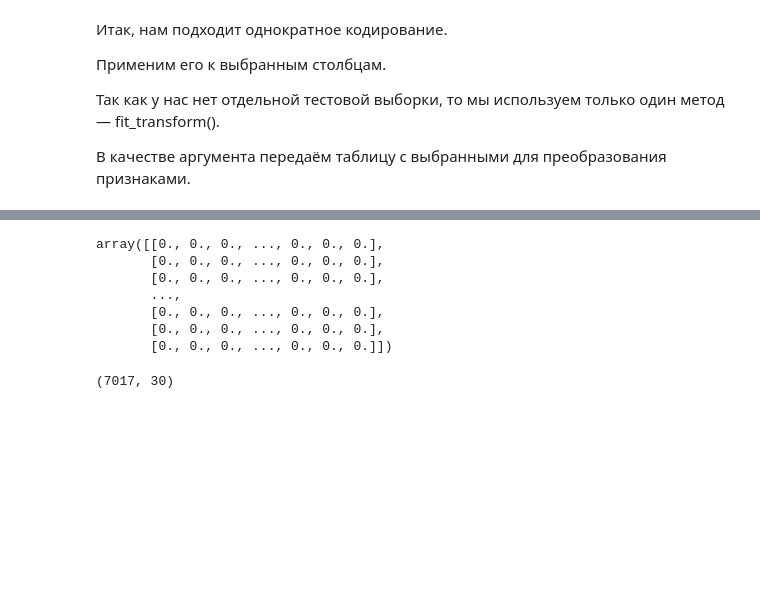
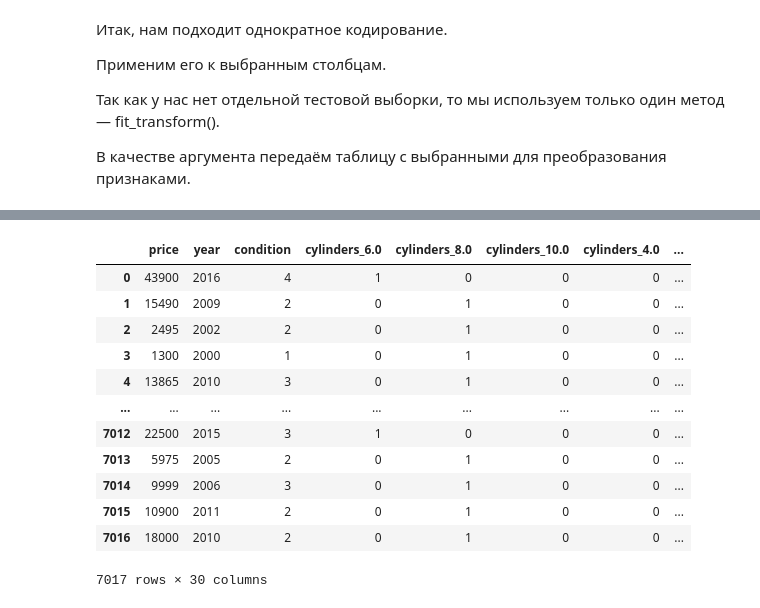
Before and after one commit to Chepell/SF_DS_Pro, a Jupyter notebook: ML-6/01_Features_coding.ipynb, the cells around one changed output, grey strips where cells are left out. Drawn from its saved outputs; the diff is of its cells as text; code cells hidden in the pictures; blank space fills up the shorter version.

```diff
--- a/ML-6/01_Features_coding.ipynb
+++ b/ML-6/01_Features_coding.ipynb
@@ -177,5 +179,6 @@ for column in columns_to_change:
 # %%
 from category_encoders import OneHotEncoder, BinaryEncoder
 # %%
-ohe = OneHotEncoder(columns_to_change)
-ohe.fit_transform(data)
+# Все в две строки!
+ohe = OneHotEncoder(cols=columns_to_change, use_cat_names=True)
+data = ohe.fit_transform(data)
@@ -216,10 +184,0 @@ ohe.feature_names_out_
-# %%
-data_onehot
-# %% [output]
-array([[0., 0., 0., ..., 0., 0., 0.],
-       [0., 0., 0., ..., 0., 0., 0.],
-       [0., 0., 0., ..., 0., 0., 0.],
-       ...,
-       [0., 0., 0., ..., 0., 0., 0.],
-       [0., 0., 0., ..., 0., 0., 0.],
-       [0., 0., 0., ..., 0., 0., 0.]])
@@ -232,4 +185,16 @@ after_one_hot_df = pd.concat([without_col_to_chane_df, one_hot_df], axis=1)
-# %%
-after_one_hot_df.shape
-# %% [output]
-(7017, 30)
+# %%
+data
+# %% [output]
+|  | price | year | condition | cylinders_6.0 | cylinders_8.0 | cylinders_10.0 | cylinders_4.0 | ... |
+| 0 | 43900 | 2016 | 4 | 1 | 0 | 0 | 0 | ... |
+| 1 | 15490 | 2009 | 2 | 0 | 1 | 0 | 0 | ... |
+| 2 | 2495 | 2002 | 2 | 0 | 1 | 0 | 0 | ... |
+| 3 | 1300 | 2000 | 1 | 0 | 1 | 0 | 0 | ... |
+| 4 | 13865 | 2010 | 3 | 0 | 1 | 0 | 0 | ... |
+| ... | ... | ... | ... | ... | ... | ... | ... | ... |
+| 7012 | 22500 | 2015 | 3 | 1 | 0 | 0 | 0 | ... |
+| 7013 | 5975 | 2005 | 2 | 0 | 1 | 0 | 0 | ... |
+| 7014 | 9999 | 2006 | 3 | 0 | 1 | 0 | 0 | ... |
+| 7015 | 10900 | 2011 | 2 | 0 | 1 | 0 | 0 | ... |
+| 7016 | 18000 | 2010 | 2 | 0 | 1 | 0 | 0 | ... |
+7017 rows × 30 columns
```
Also changed, not shown: parts of 11 cells of this notebook, 1 other file.
